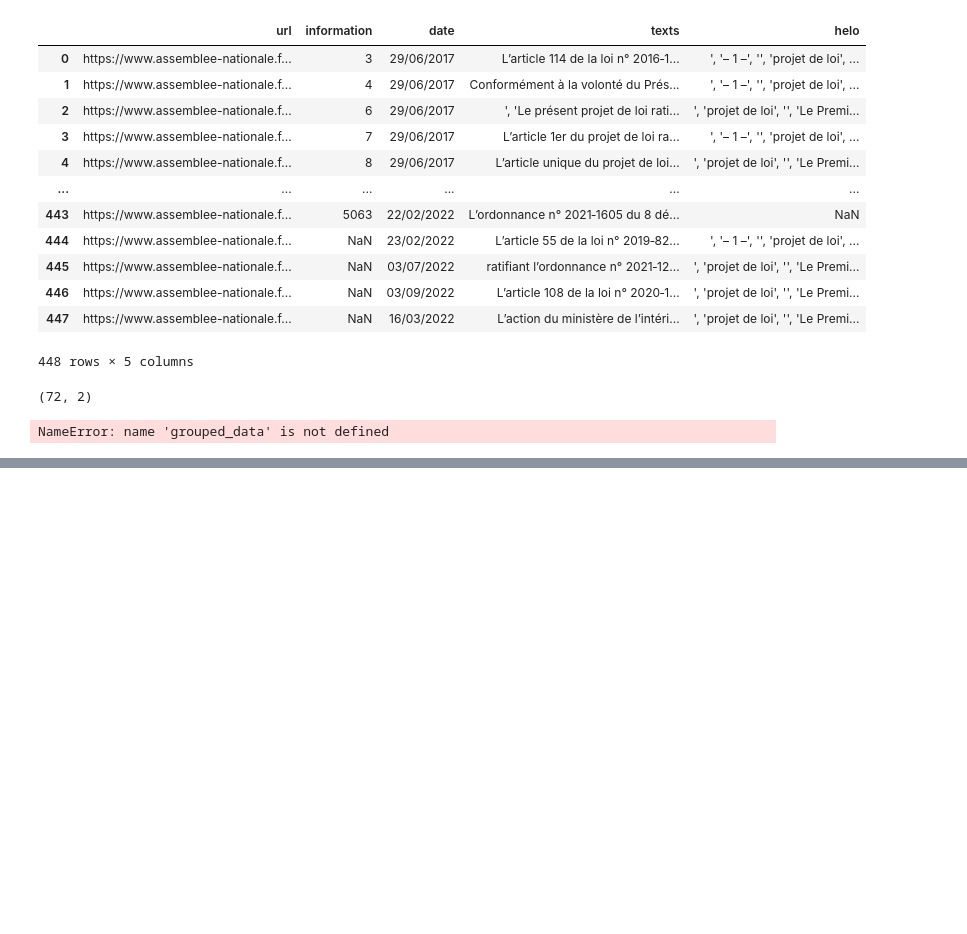
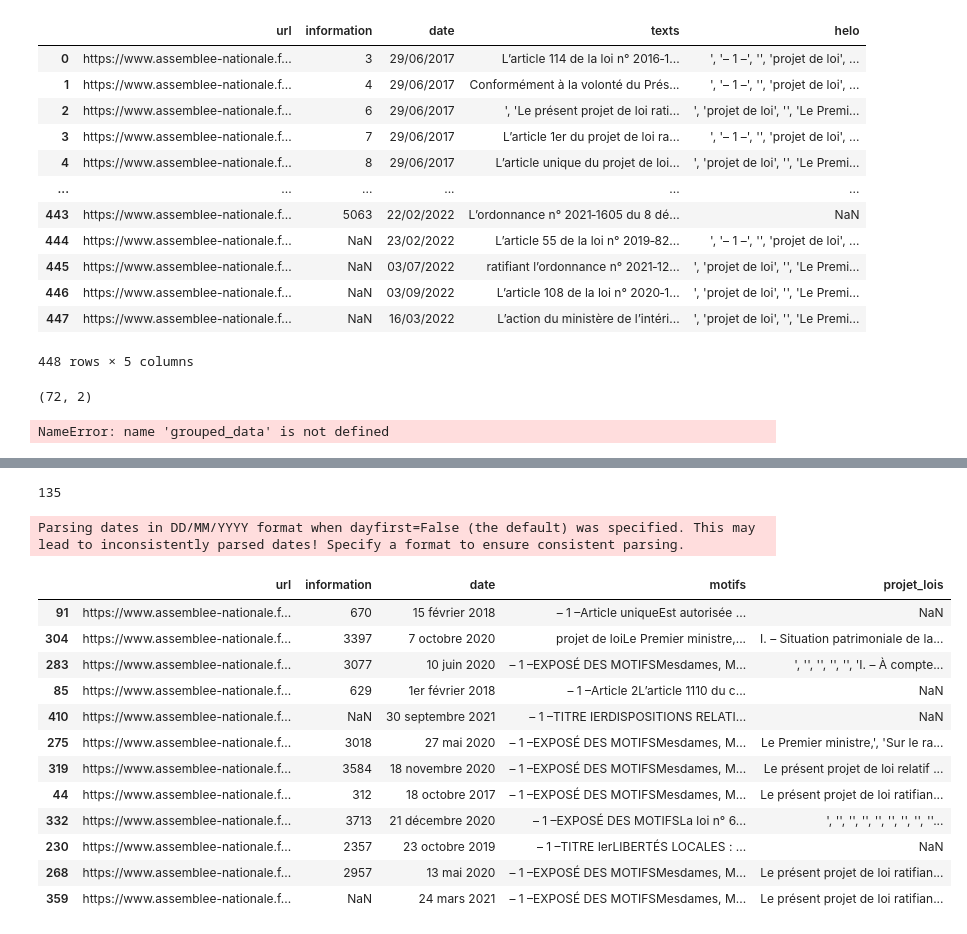
Before and after one commit to camlebrun/TopicModelingInFrench, a Jupyter notebook: scraping_projet_lois/results/testing.ipynb, the cells around one changed output, grey strips where cells are left out. Saved outputs shown, nothing was run; the diff lists cells and outputs as text; code cells hidden in the pictures; blank space fills up the shorter version.

```diff
--- a/scraping_projet_lois/results/testing.ipynb
+++ b/scraping_projet_lois/results/testing.ipynb
@@ -82,0 +147,4 @@ fig.show()
+# %%
+data['Column4'].isnull().sum()
+# %% [output]
+135
@@ -82,0 +164,5 @@ fig.show()
+# %%
+data['date'] = pd.to_datetime(data['date'])
+textes_par_mois = data.groupby(pd.Grouper(key='date', freq='M'))['motifs'].count()
+# %% [output]
+Parsing dates in DD/MM/YYYY format when dayfirst=False (the default) was specified. This may lead to inconsistently parsed dates! Specify a format to ensure consistent parsing.
@@ -82,0 +177,19 @@ fig.show()
+# %%
+import pandas as pd
+data = pd.read_csv('/Users/camille/repo/Hetic/projet_demo/ia_theme/output_file_cleaned.csv')
+# %%
+data.sample(12)
+# %% [output]
+|  | url | information | date | motifs | projet_lois |
+| 91 | https://www.assemblee-nationale.f... | 670 | 15 février 2018 | – 1 –Article uniqueEst autorisée ... | NaN |
+| 304 | https://www.assemblee-nationale.f... | 3397 | 7 octobre 2020 | projet de loiLe Premier ministre,... | I. – Situation patrimoniale de la... |
+| 283 | https://www.assemblee-nationale.f... | 3077 | 10 juin 2020 | – 1 –EXPOSÉ DES MOTIFSMesdames, M... | ', '', '', '', '', 'I. – À compte... |
+| 85 | https://www.assemblee-nationale.f... | 629 | 1er février 2018 | – 1 –Article 2L’article 1110 du c... | NaN |
+| 410 | https://www.assemblee-nationale.f... | NaN | 30 septembre 2021 | – 1 –TITRE IERDISPOSITIONS RELATI... | NaN |
+| 275 | https://www.assemblee-nationale.f... | 3018 | 27 mai 2020 | – 1 –EXPOSÉ DES MOTIFSMesdames, M... | Le Premier ministre,', 'Sur le ra... |
+| 319 | https://www.assemblee-nationale.f... | 3584 | 18 novembre 2020 | – 1 –EXPOSÉ DES MOTIFSMesdames, M... | Le présent projet de loi relatif ... |
+| 44 | https://www.assemblee-nationale.f... | 312 | 18 octobre 2017 | – 1 –EXPOSÉ DES MOTIFSMesdames, M... | Le présent projet de loi ratifian... |
+| 332 | https://www.assemblee-nationale.f... | 3713 | 21 décembre 2020 | – 1 –EXPOSÉ DES MOTIFSLa loi n° 6... | ', '', '', '', '', '', '', '', ''... |
+| 230 | https://www.assemblee-nationale.f... | 2357 | 23 octobre 2019 | – 1 –TITRE IerLIBERTÉS LOCALES : ... | NaN |
+| 268 | https://www.assemblee-nationale.f... | 2957 | 13 mai 2020 | – 1 –EXPOSÉ DES MOTIFSMesdames, M... | Le présent projet de loi ratifian... |
+| 359 | https://www.assemblee-nationale.f... | NaN | 24 mars 2021 | – 1 –EXPOSÉ DES MOTIFSMesdames, M... | Le présent projet de loi ratifian... |
```
Also changed, not shown: parts of 13 cells of this notebook, 6 other files.
